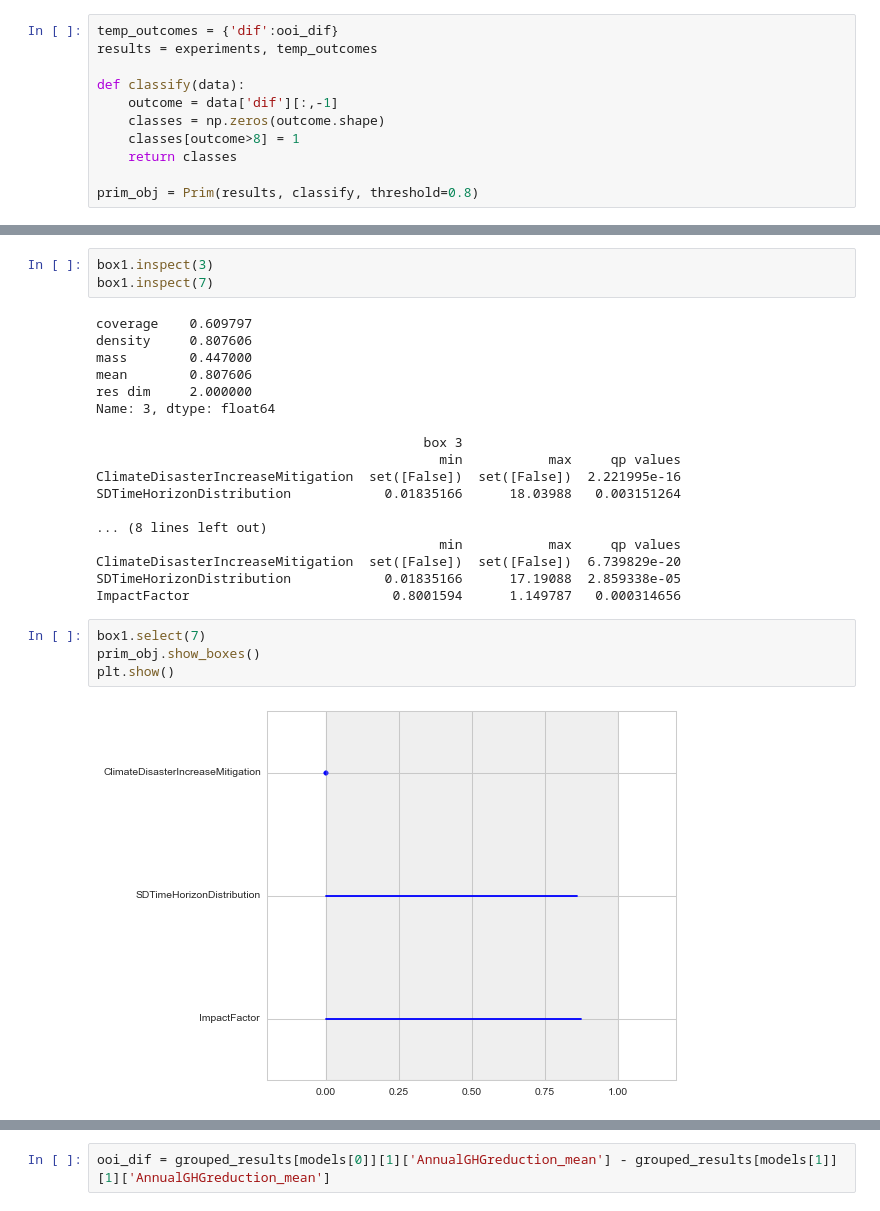
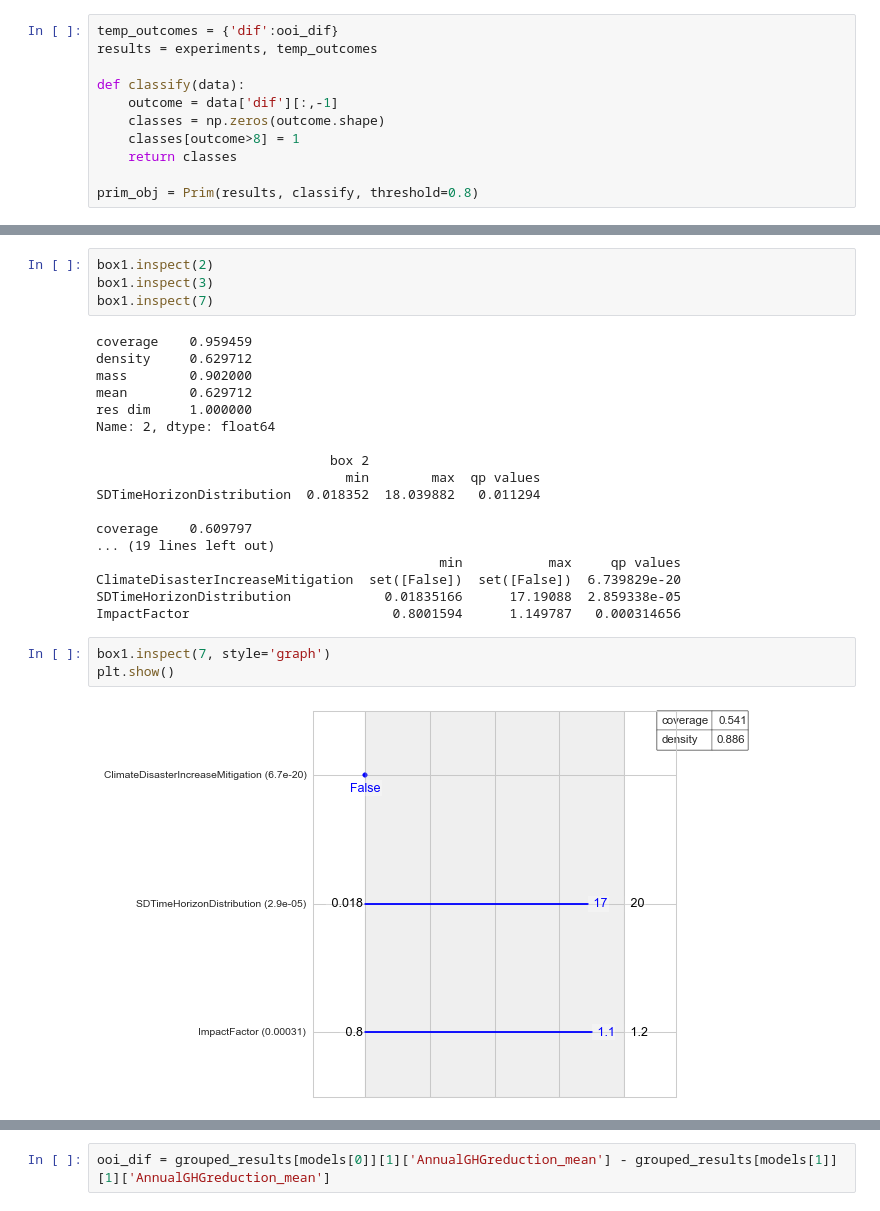
Before and after one commit to sgreeven/msc_thesis_work, a Jupyter notebook: src/Time Horizon influence.ipynb, the cells around one changed output, grey strips where cells are left out. Cells and saved outputs as stored; diff of their text form.

```diff
--- a/src/Time Horizon influence.ipynb
+++ b/src/Time Horizon influence.ipynb
@@ -139,30 +138,30 @@ plt.show()
 # %%
+box1.inspect(2)
 box1.inspect(3)
 box1.inspect(7)
 # %% [output]
+coverage    0.959459
+density     0.629712
+mass        0.902000
+mean        0.629712
+res dim     1.000000
+Name: 2, dtype: float64
+
+                              box 2
+                                min        max  qp values
+SDTimeHorizonDistribution  0.018352  18.039882   0.011294
+
 coverage    0.609797
-density     0.807606
-mass        0.447000
-mean        0.807606
-res dim     2.000000
-Name: 3, dtype: float64
-
-                                          box 3
-                                            min           max     qp values
-ClimateDisasterIncreaseMitigation  set([False])  set([False])  2.221995e-16
-SDTimeHorizonDistribution            0.01835166      18.03988   0.003151264
-
-... (8 lines left out)
+... (19 lines left out)
                                             min           max     qp values
 ClimateDisasterIncreaseMitigation  set([False])  set([False])  6.739829e-20
 SDTimeHorizonDistribution            0.01835166      17.19088  2.859338e-05
 ImpactFactor                          0.8001594      1.149787   0.000314656
 # %%
-box1.select(7)
-prim_obj.show_boxes()
+box1.inspect(7, style='graph')
 plt.show()
 # %% [output]
-[figure, old version]
+[figure, new version]
 # %%
 from analysis.plotting_util import BOXPLOT
 
```
Also changed, not shown: parts of 18 cells of this notebook, 8 other files.
